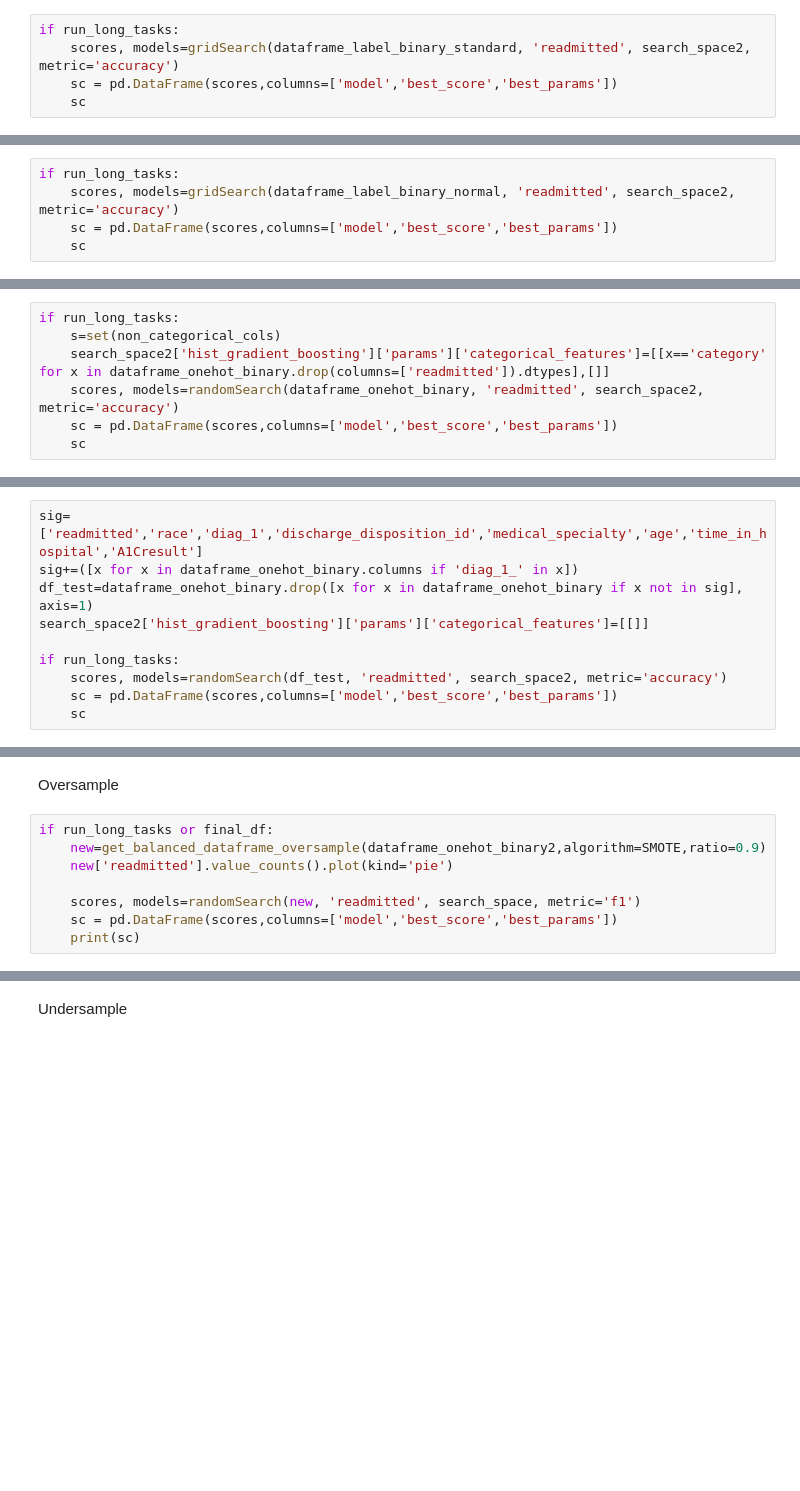
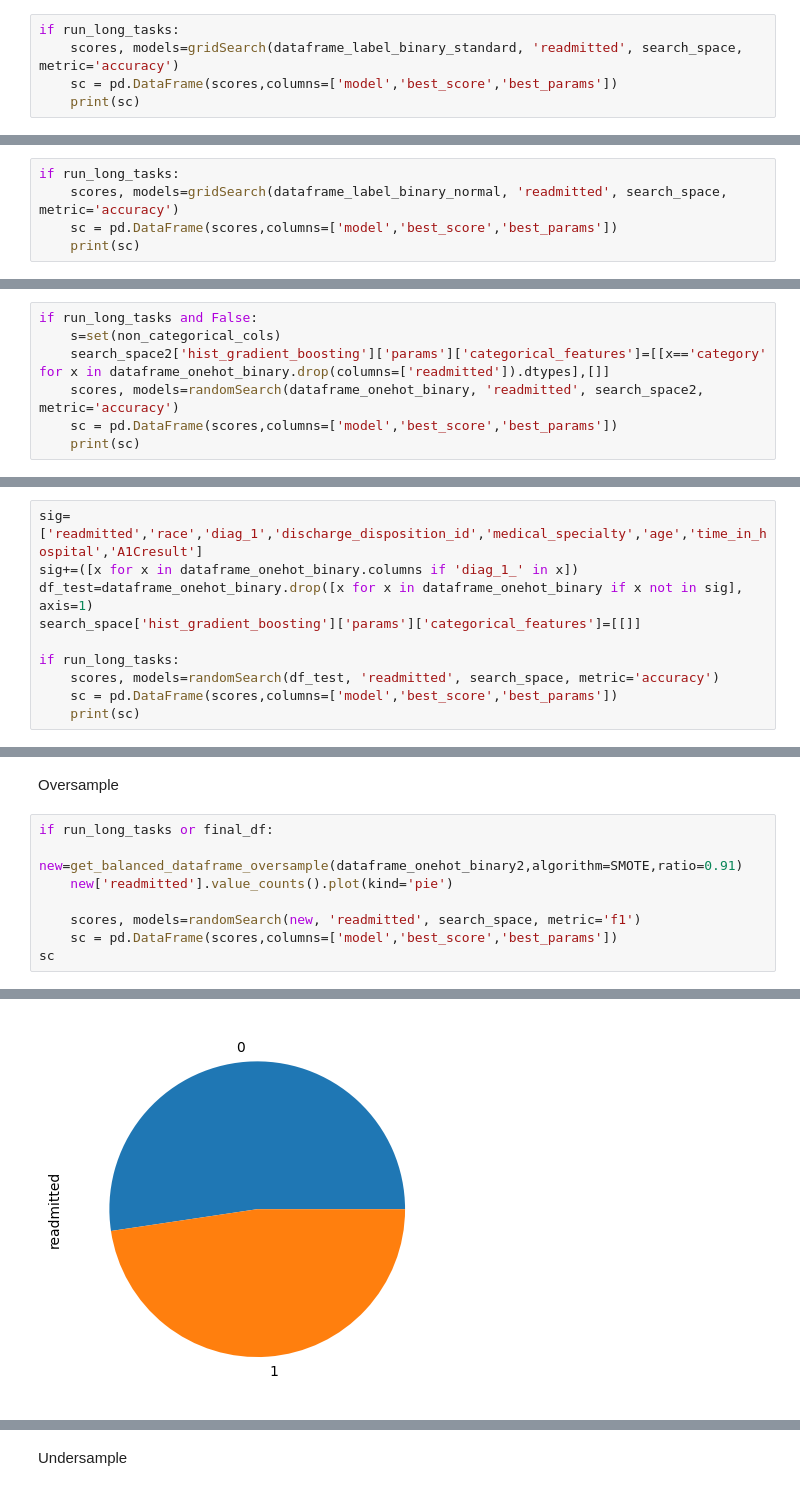
Before and after one commit to mjovanovic9999/ML, a Jupyter notebook: I/notebook/main.ipynb, the cells around one changed output, grey strips where cells are left out. Saved outputs shown, nothing was run; the diff lists cells and outputs as text; blank space fills up the shorter version.

```diff
--- a/I/notebook/main.ipynb
+++ b/I/notebook/main.ipynb
@@ -728,6 +841,6 @@ def normalize(df, to_scale):#	It is really affected by outliers.
 dataframe_label_binary_standard=standardize(dataframe_label_binary,[x for x in non_categorical_cols if x not in ['patient_nbr','diag_1','diag_2','diag_3']])
 # %%
 if run_long_tasks:
-    scores, models=gridSearch(dataframe_label_binary_standard, 'readmitted', search_space2, metric='accuracy')
+    scores, models=gridSearch(dataframe_label_binary_standard, 'readmitted', search_space, metric='accuracy')
     sc = pd.DataFrame(scores,columns=['model','best_score','best_params'])
-    sc
+    print(sc)
@@ -735,6 +860,6 @@ if run_long_tasks:
 dataframe_label_binary_normal=normalize(dataframe_label_binary,[x for x in non_categorical_cols if x not in ['patient_nbr','diag_1','diag_2','diag_3']])
 # %%
 if run_long_tasks:
-    scores, models=gridSearch(dataframe_label_binary_normal, 'readmitted', search_space2, metric='accuracy')
+    scores, models=gridSearch(dataframe_label_binary_normal, 'readmitted', search_space, metric='accuracy')
     sc = pd.DataFrame(scores,columns=['model','best_score','best_params'])
-    sc
+    print(sc)
@@ -783,8 +934,8 @@ if run_long_tasks:
 # %%
-if run_long_tasks:
+if run_long_tasks and False:
     s=set(non_categorical_cols)
     search_space2['hist_gradient_boosting']['params']['categorical_features']=[[x=='category' for x in dataframe_onehot_binary.drop(columns=['readmitted']).dtypes],[]]
     scores, models=randomSearch(dataframe_onehot_binary, 'readmitted', search_space2, metric='accuracy')
     sc = pd.DataFrame(scores,columns=['model','best_score','best_params'])
-    sc
+    print(sc)
 # %%
@@ -821,9 +972,9 @@ dataframe_onehot_binary.head()
 sig=['readmitted','race','diag_1','discharge_disposition_id','medical_specialty','age','time_in_hospital','A1Cresult']
 sig+=([x for x in dataframe_onehot_binary.columns if 'diag_1_' in x])
 df_test=dataframe_onehot_binary.drop([x for x in dataframe_onehot_binary if x not in sig], axis=1)
-search_space2['hist_gradient_boosting']['params']['categorical_features']=[[]]
+search_space['hist_gradient_boosting']['params']['categorical_features']=[[]]
 
 if run_long_tasks:
-    scores, models=randomSearch(df_test, 'readmitted', search_space2, metric='accuracy')
+    scores, models=randomSearch(df_test, 'readmitted', search_space, metric='accuracy')
     sc = pd.DataFrame(scores,columns=['model','best_score','best_params'])
-    sc
+    print(sc)
@@ -899,9 +1070,10 @@ def get_balanced_dataframe_oversample(df,algorithm=SMOTE,ratio=0.9,target="readm
 Oversample
 # %%
 if run_long_tasks or final_df:
-    new=get_balanced_dataframe_oversample(dataframe_onehot_binary2,algorithm=SMOTE,ratio=0.9)
+    new=get_balanced_dataframe_oversample(dataframe_onehot_binary2,algorithm=SMOTE,ratio=0.91)
     new['readmitted'].value_counts().plot(kind='pie')
 
     scores, models=randomSearch(new, 'readmitted', search_space, metric='f1')
     sc = pd.DataFrame(scores,columns=['model','best_score','best_params'])
-    print(sc)
+sc
+# %% [output]
@@ -908 +1085,2 @@ if run_long_tasks or final_df:
+[figure, added]
 # %%
```
Also changed, not shown: parts of 44 cells of this notebook.
